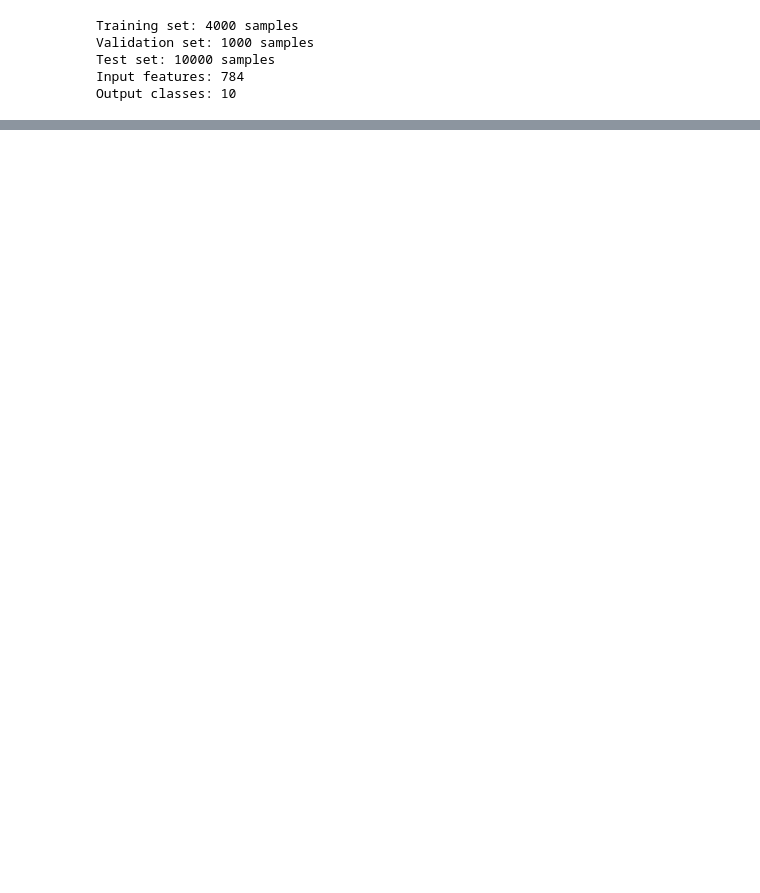
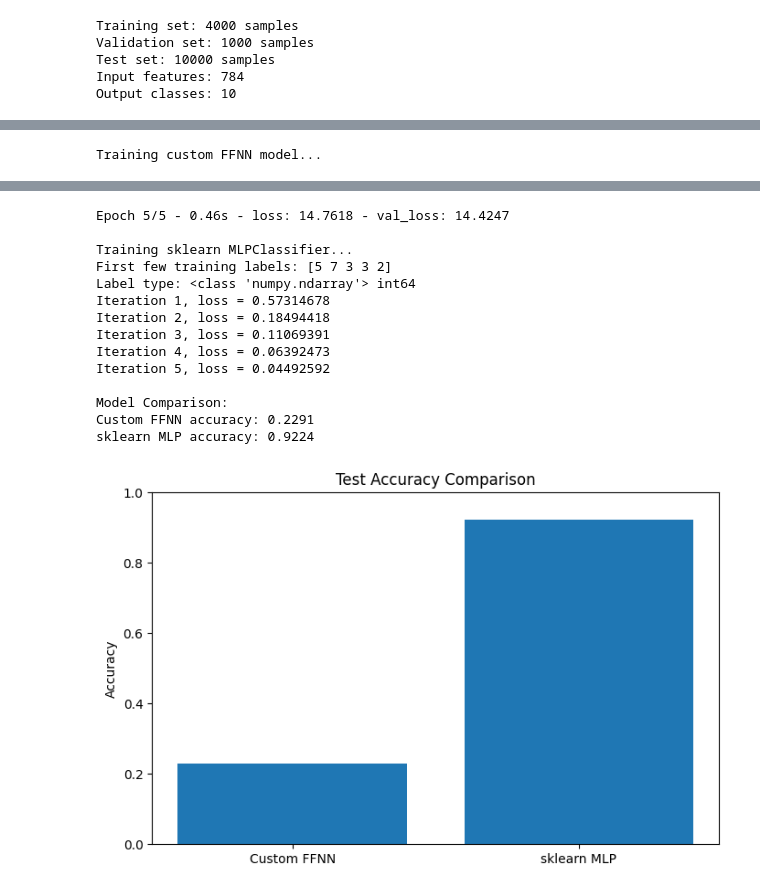
Before and after one commit to ganadipa/Tugas-Besar-I-ML, a Jupyter notebook: src/playground/nyoman-gana/02_testing.ipynb, the cells around one changed output, grey strips where cells are left out. Drawn from its saved outputs; the diff is of its cells as text; code cells hidden in the pictures; blank space fills up the shorter version.

```diff
--- a/src/playground/nyoman-gana/02_testing.ipynb
+++ b/src/playground/nyoman-gana/02_testing.ipynb
@@ -588,9 +673,9 @@ network = NeuralNetwork(
     node_counts=architecture,
     activations=activations,
     loss_function=CCE(),
-    initialize_method=NormalInitializer(seed=42)
+    initialize_methods=NormalInitializer(seed=42)
 )
-custom_model = FFNN(network, learning_rate=learning_rate)
+custom_model = FFNN(network)
 
 # Train our custom model
 print("Training custom FFNN model...")
@@ -644,3 +729,5 @@ plt.title('Test Accuracy Comparison')
 plt.ylabel('Accuracy')
 plt.ylim(0, 1)
 plt.show()
+# %% [output]
+Training custom FFNN model...
@@ -646,0 +738,15 @@ plt.show()
+Epoch 5/5 - 0.46s - loss: 14.7618 - val_loss: 14.4247
+
+Training sklearn MLPClassifier...
+First few training labels: [5 7 3 3 2]
+Label type: <class 'numpy.ndarray'> int64
+Iteration 1, loss = 0.57314678
+Iteration 2, loss = 0.18494418
+Iteration 3, loss = 0.11069391
+Iteration 4, loss = 0.06392473
+Iteration 5, loss = 0.04492592
+
+Model Comparison:
+Custom FFNN accuracy: 0.2291
+sklearn MLP accuracy: 0.9224
+[figure, added]
```
Also changed, not shown: parts of 6 cells of this notebook, 1 other file.
